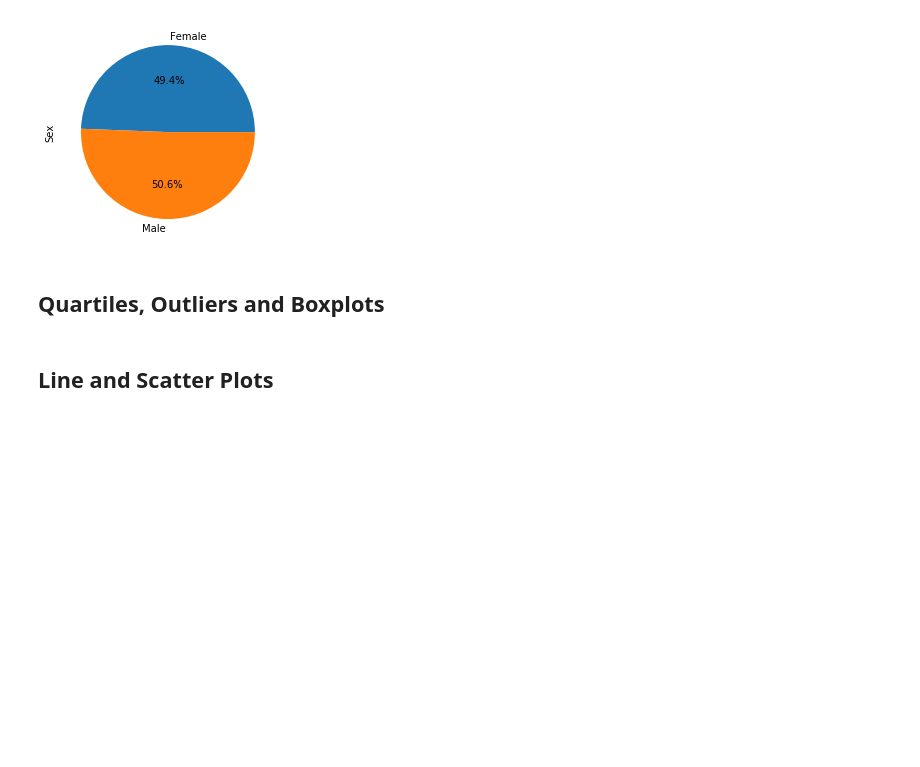
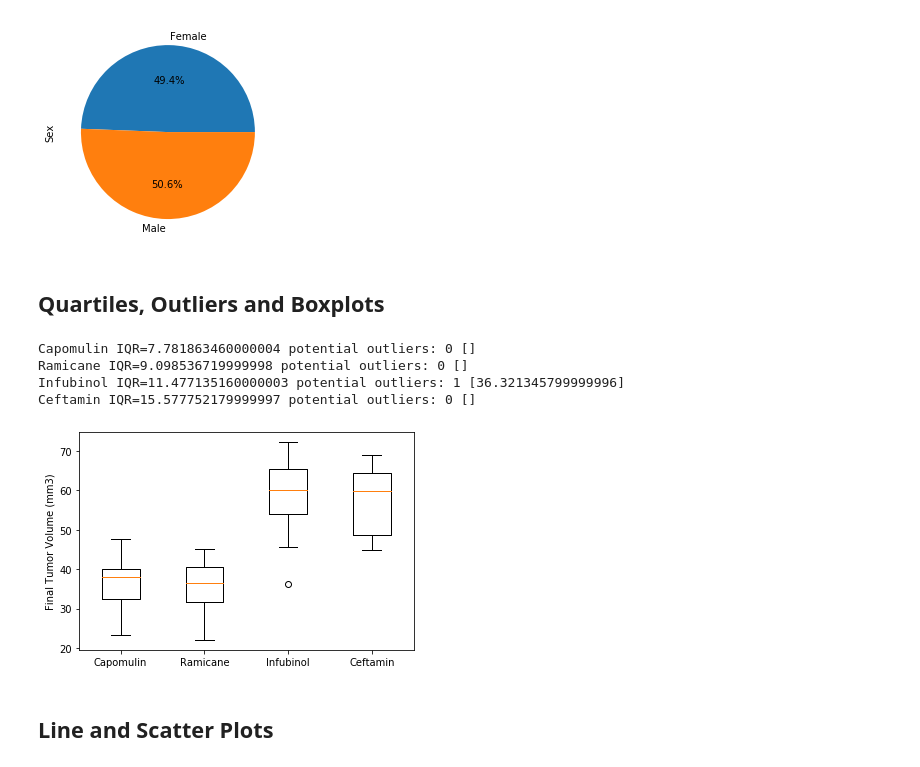
Before and after one commit to claudiaencinasm/matplotlib-challenge, a Jupyter notebook: Homework5_pymaceuticals_starter.ipynb, the cells around one changed output. Drawn from its saved outputs; the diff is of its cells as text; code cells hidden in the pictures; blank space fills up the shorter version.

```diff
--- a/Homework5_pymaceuticals_starter.ipynb
+++ b/Homework5_pymaceuticals_starter.ipynb
@@ -164,3 +161,40 @@ Text(0, 0.5, 'Sex')
+# %%
+# Calculate the final tumor volume of each mouse across four of the most promising treatment regimens.
+max_df = cleaned_df.groupby(['Drug Regimen',"Mouse ID"],as_index=False)['Timepoint'].max()
+max_df = pd.merge(max_df, cleaned_df, on=("Mouse ID","Timepoint"))
+max_df = max_df.set_index('Drug Regimen_x')
+
+#Calculate the IQR and quantitatively determine if there are any potential outliers.
+
+top_4 = ['Capomulin', 'Ramicane', 'Infubinol','Ceftamin']
+for x in top_4:
+    tumor = max_df.filter(like=x, axis=0)["Tumor Volume (mm3)"]
+    quartiles = tumor.quantile([.25,.5,.75])
+    lowerq = quartiles[0.25]
+    upperq = quartiles[0.75]
+    iqr = upperq-lowerq
+    lower_bound = lowerq - (1.5*iqr)
+    upper_bound = upperq + (1.5*iqr)
+    outliers = [x for x in tumor if x < lower_bound or x > upper_bound]
+    print(f"{x} IQR={iqr} potential outliers: {len(outliers)} {outliers} ")
+# %% [output]
+Capomulin IQR=7.781863460000004 potential outliers: 0 []
+Ramicane IQR=9.098536719999998 potential outliers: 0 []
+Infubinol IQR=11.477135160000003 potential outliers: 1 [36.321345799999996]
+Ceftamin IQR=15.577752179999997 potential outliers: 0 []
+# %%
+# Generate a box plot of the final tumor volume of each mouse across four regimens of interest
+best_df = cleaned_df.groupby(['Drug Regimen', 'Mouse ID']).last()['Tumor Volume (mm3)']
+best_df = best_df.reset_index()
+tumor_lists = best_df.groupby('Drug Regimen')['Tumor Volume (mm3)'].apply(list)
+tumor_list_df = pd.DataFrame(tumor_lists)
+tumor_list_df = tumor_list_df.reindex(top_4)
+tumor_vols = [vol for vol in tumor_list_df['Tumor Volume (mm3)']]
+plt.boxplot(tumor_vols, labels=top_4)
+plt.ylabel('Final Tumor Volume (mm3)')
+plt.show()
+# %% [output]
+[figure, added]
 # %% [markdown]
 ## Line and Scatter Plots
 # %%
```
Also changed, not shown: parts of 2 cells of this notebook.
